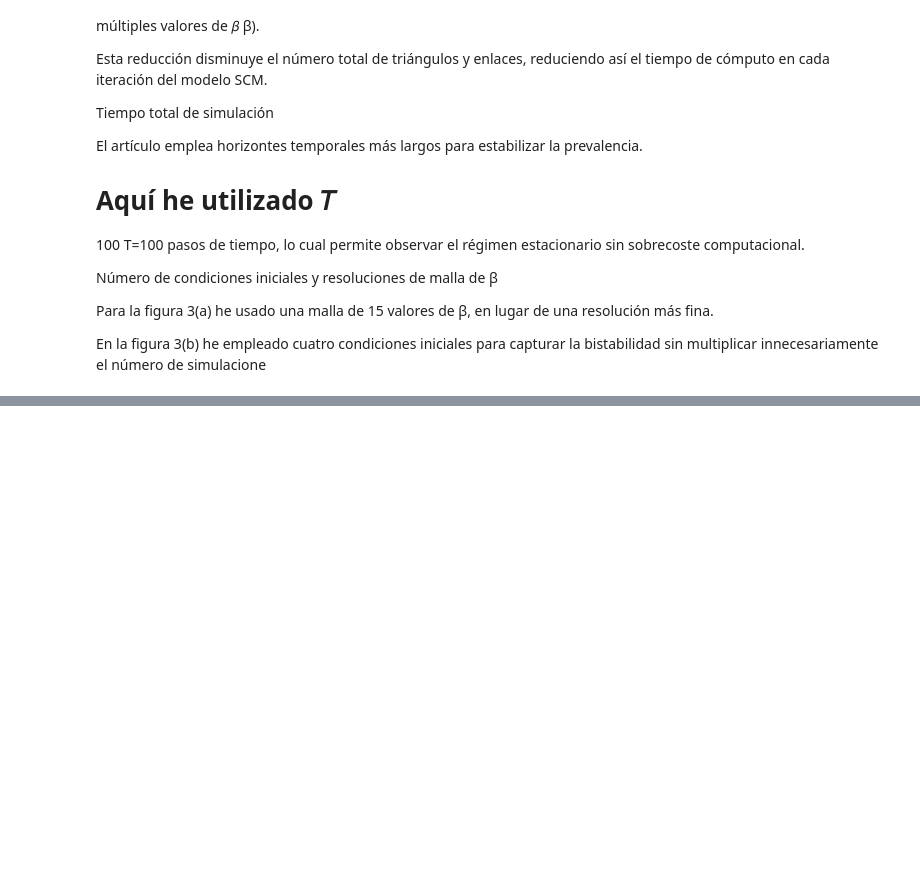
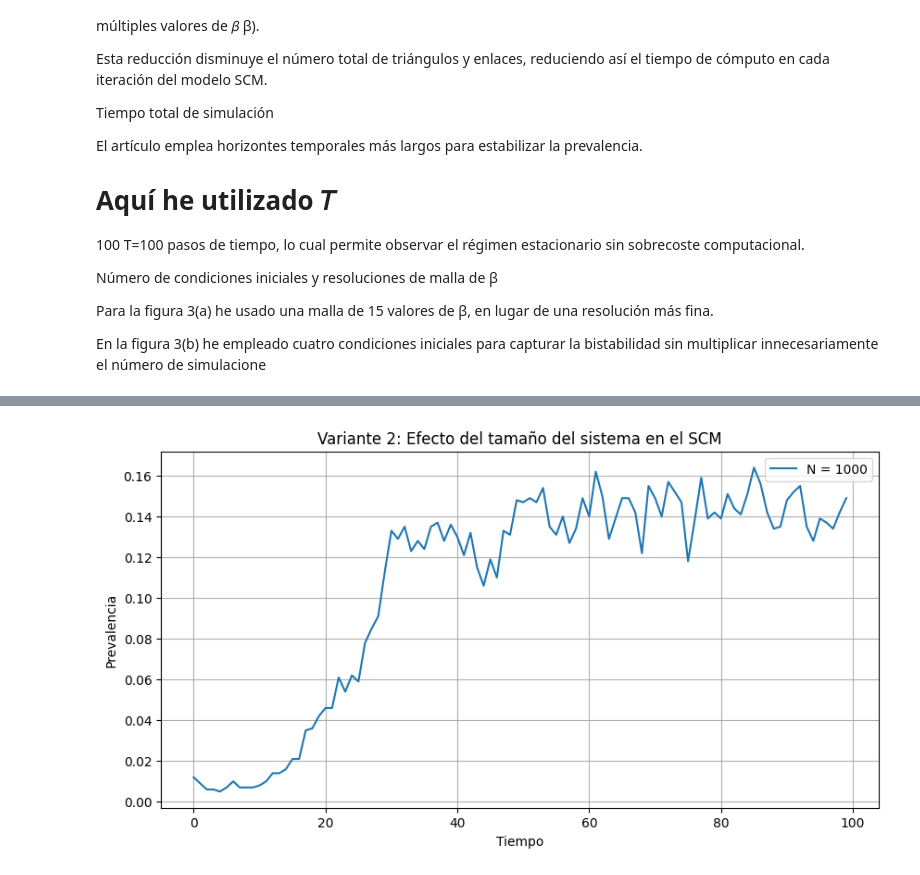
Before and after one commit to franchi2412/RedesComplejasPEC3, a Jupyter notebook: M2.876_PEC3-Enunciado.ipynb, the cells around one changed output, grey strips where cells are left out. Saved outputs shown, nothing was run; the diff lists cells and outputs as text; code cells hidden in the pictures; blank space fills up the shorter version.

```diff
--- a/M2.876_PEC3-Enunciado.ipynb
+++ b/M2.876_PEC3-Enunciado.ipynb
@@ -843,0 +917,27 @@ Aparece la bistabilidad de forma más marcada.
+# %%
+# VARIANTE 2: Aumentar tamaño del sistema
+N_large = 1000   # Antes N = 500
+p = 0.02
+p_tri = 0.02
+
+beta = 0.06
+beta_tri = 0.4
+T = 100
+
+# Generar RSC grande
+G_var2, triangles_var2 = generate_random_simplicial_complex(N_large, p, p_tri)
+
+# Ejecutar SCM
+prevalence_var2 = run_SCM(G_var2, triangles_var2, beta, beta_tri, T)
+
+# Visualización
+plt.figure(figsize=(10,5))
+plt.plot(prevalence_var2, label=f"N = {N_large}")
+plt.xlabel("Tiempo")
+plt.ylabel("Prevalencia")
+plt.title("Variante 2: Efecto del tamaño del sistema en el SCM")
+plt.grid(True)
+plt.legend()
+plt.show()
+# %% [output]
+[figure, added]
```
Also changed, not shown: parts of 11 cells of this notebook.
